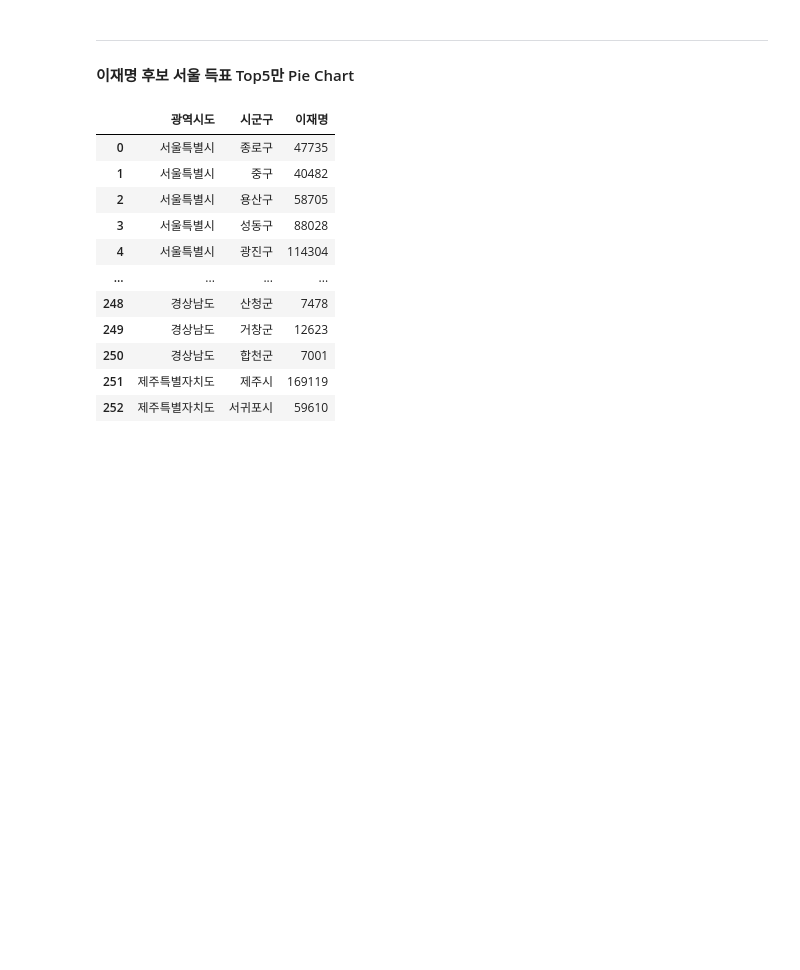
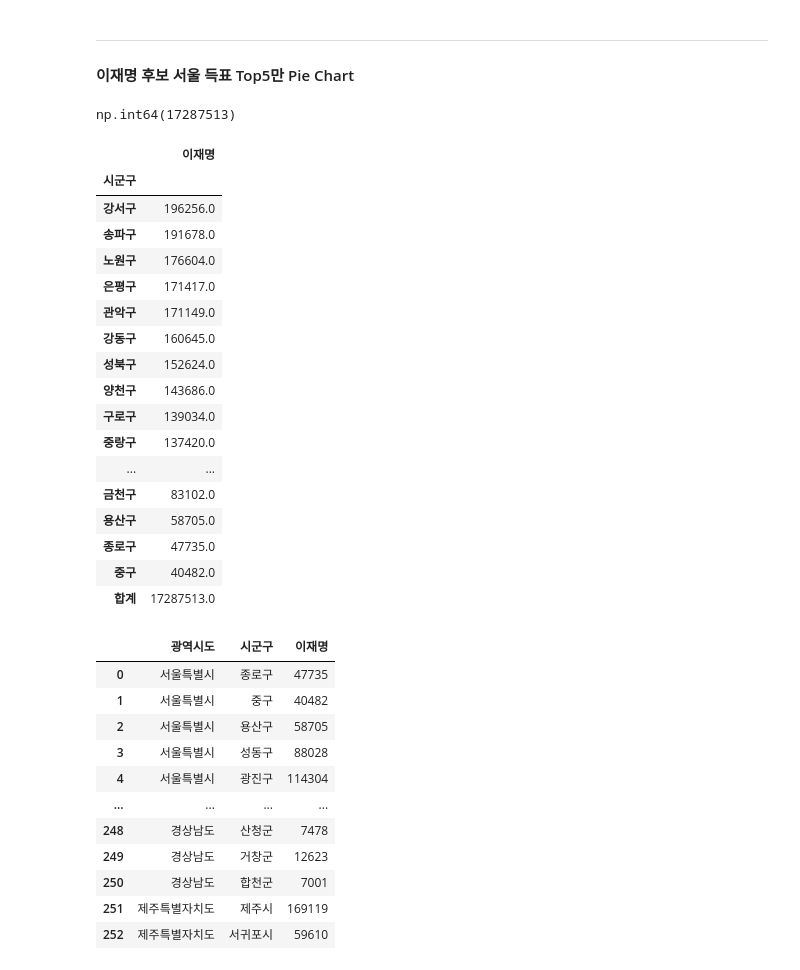
Before and after one commit to Hgracefield/dataAnalysis, a Jupyter notebook: Note/09.대선자료시각화_21대.ipynb, the cells around one changed output. Cells and saved outputs as stored; diff of their text form; code cells hidden in the pictures; blank space fills up the shorter version.

```diff
--- a/Note/09.대선자료시각화_21대.ipynb
+++ b/Note/09.대선자료시각화_21대.ipynb
@@ -342,6 +342,33 @@ KeyError: '이재명'
 # %% [markdown]
 ---
 #### 이재명 후보 서울 득표 Top5만 Pie Chart
+# %%
+election_ljm = election[election['광역시도'] == '서울특별시'][['시군구', '이재명']].pivot_table('이재명', index = '시군구').sort_values(by = '이재명', ascending=False)
+election['이재명'].sum()
+# %% [output]
+np.int64(17287513)
+# %%
+election_ljm.loc['합계'] = election['이재명'].sum()
+election_ljm
+# %% [output]
+|  | 이재명 |
+| 시군구 |  |
+| 강서구 | 196256.0 |
+| 송파구 | 191678.0 |
+| 노원구 | 176604.0 |
+| 은평구 | 171417.0 |
+| 관악구 | 171149.0 |
+| 강동구 | 160645.0 |
+| 성북구 | 152624.0 |
+| 양천구 | 143686.0 |
+| 구로구 | 139034.0 |
+| 중랑구 | 137420.0 |
+| ... | ... |
+| 금천구 | 83102.0 |
+| 용산구 | 58705.0 |
+| 종로구 | 47735.0 |
+| 중구 | 40482.0 |
+| 합계 | 17287513.0 |
 # %%
 e1 = \
     election[['광역시도', '시군구', '이재명']]
```
